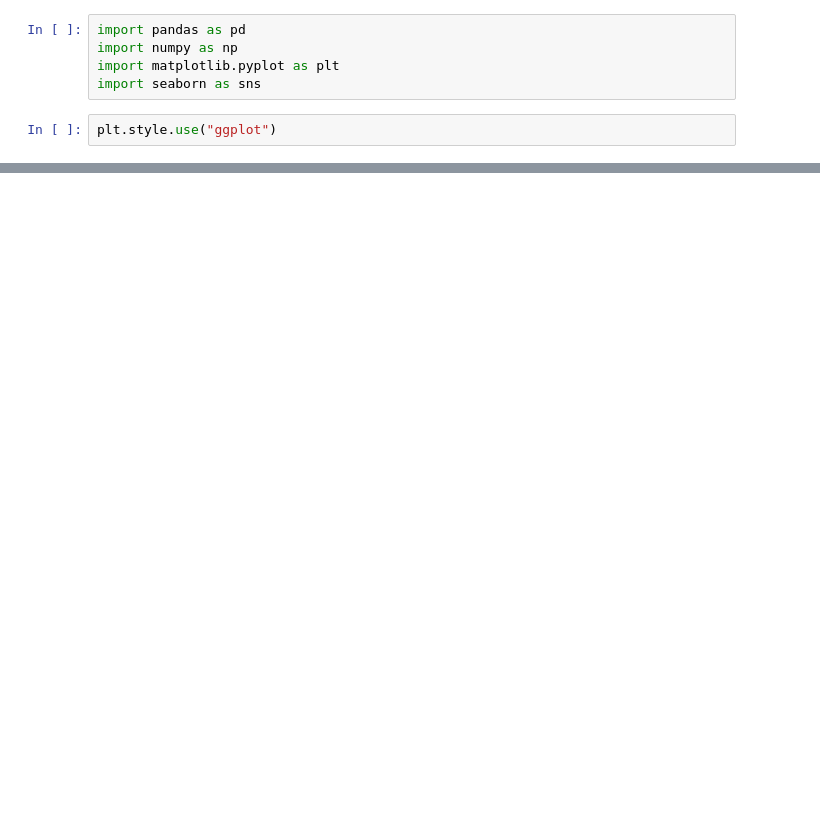
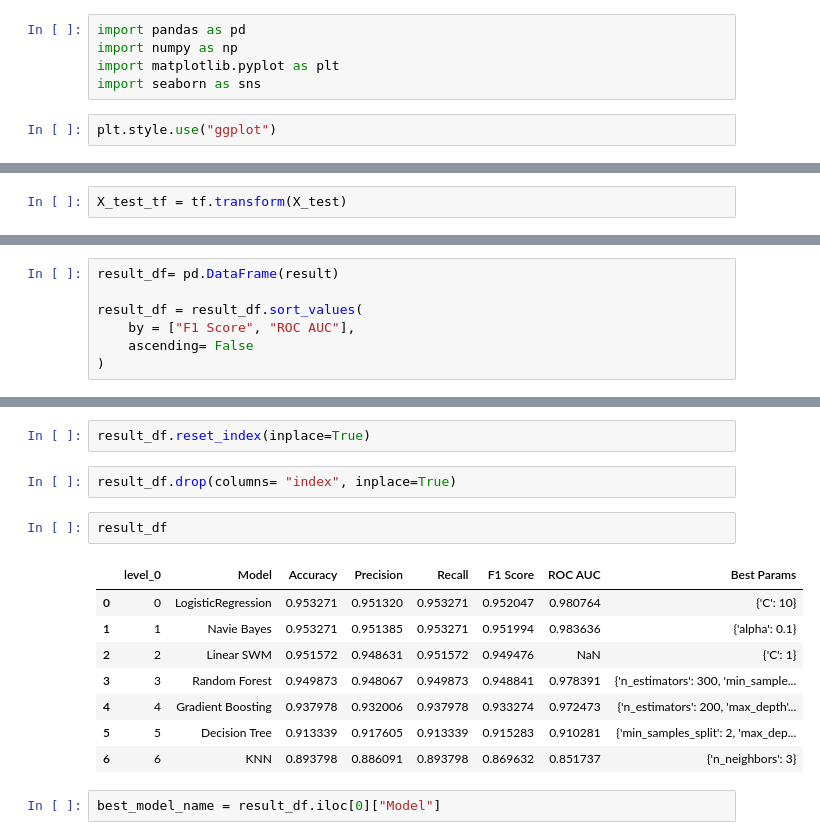
Before and after one commit to Priscilla27-someone/Scam_Detector_App, a Jupyter notebook: spam_detection.ipynb, the cells around one changed output, grey strips where cells are left out. Cells and saved outputs as stored; diff of their text form; blank space fills up the shorter version.

```diff
--- a/spam_detection.ipynb
+++ b/spam_detection.ipynb
@@ -43,0 +156,2 @@ df
+# %%
+X_test_tf = tf.transform(X_test)
@@ -43,0 +281,7 @@ df
+# %%
+result_df= pd.DataFrame(result)
+
+result_df = result_df.sort_values(
+    by = ["F1 Score", "ROC AUC"],
+    ascending= False
+)
@@ -43,0 +313,17 @@ df
+# %%
+result_df.reset_index(inplace=True)
+# %%
+result_df.drop(columns= "index", inplace=True)
+# %%
+result_df
+# %% [output]
+|  | level_0 | Model | Accuracy | Precision | Recall | F1 Score | ROC AUC | Best Params |
+| 0 | 0 | LogisticRegression | 0.953271 | 0.951320 | 0.953271 | 0.952047 | 0.980764 | {'C': 10} |
+| 1 | 1 | Navie Bayes | 0.953271 | 0.951385 | 0.953271 | 0.951994 | 0.983636 | {'alpha': 0.1} |
+| 2 | 2 | Linear SWM | 0.951572 | 0.948631 | 0.951572 | 0.949476 | NaN | {'C': 1} |
+| 3 | 3 | Random Forest | 0.949873 | 0.948067 | 0.949873 | 0.948841 | 0.978391 | {'n_estimators': 300, 'min_sample... |
+| 4 | 4 | Gradient Boosting | 0.937978 | 0.932006 | 0.937978 | 0.933274 | 0.972473 | {'n_estimators': 200, 'max_depth'... |
+| 5 | 5 | Decision Tree | 0.913339 | 0.917605 | 0.913339 | 0.915283 | 0.910281 | {'min_samples_split': 2, 'max_dep... |
+| 6 | 6 | KNN | 0.893798 | 0.886091 | 0.893798 | 0.869632 | 0.851737 | {'n_neighbors': 3} |
+# %%
+best_model_name = result_df.iloc[0]["Model"]
```
Also changed, not shown: parts of 33 cells of this notebook.
